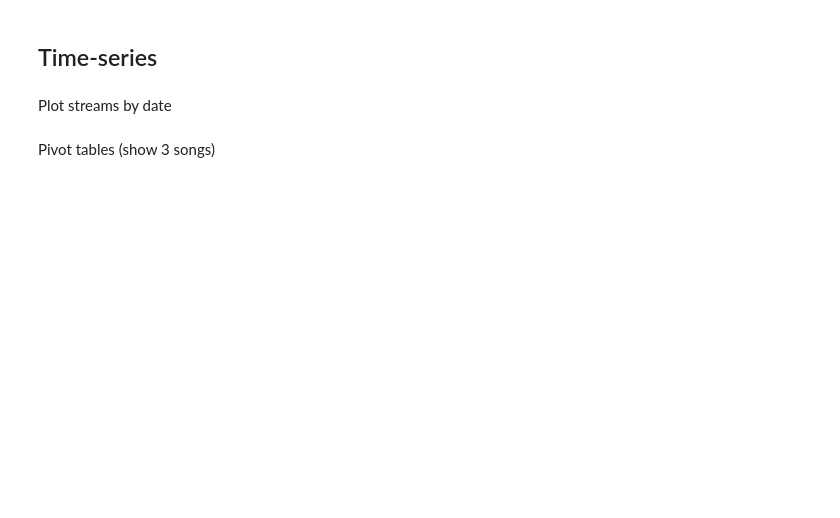
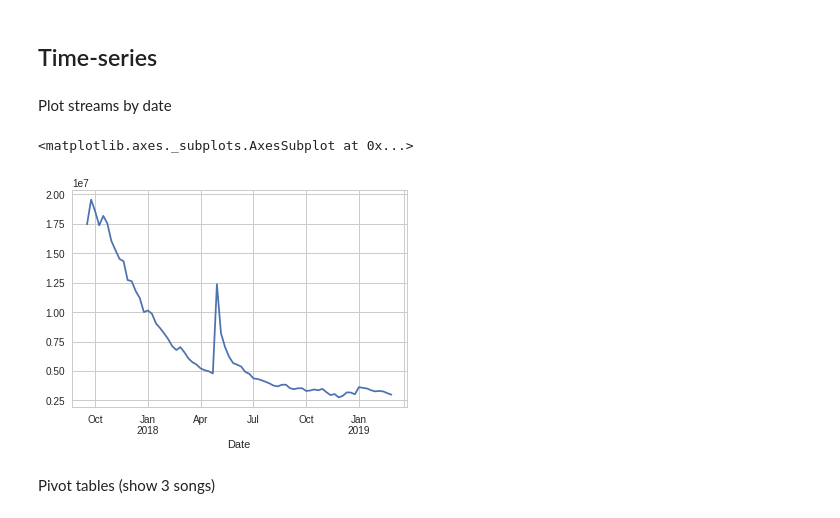
Before and after one commit to haroldfox/ts-stuy-2019, a Jupyter notebook: notebooks/02_simulating_and_visualizing_data.ipynb, the cells around one changed output. Cells and saved outputs as stored; diff of their text form; code cells hidden in the pictures; blank space fills up the shorter version.

```diff
--- a/notebooks/02_simulating_and_visualizing_data.ipynb
+++ b/notebooks/02_simulating_and_visualizing_data.ipynb
@@ -55,4 +119,6 @@ Selecting columns
 # %% [markdown]
 Renaming columns (songs)
+# %%
+songs = songs.rename(columns={'Song': 'Track', 'SongLink': 'TrackUrl'})
 # %% [markdown]
 Sort by column
@@ -72,3 +212,8 @@ Top songs by date
 ## Merging dataframes
 
 Add artist-name to total plays
+# %%
+top_songs = pd.merge(top_songs, songs[['TrackUrl', 'Artist', 'ArtistLink']], on='TrackUrl')
+top_songs.head()
+song_date = pd.merge(song_date, songs[['TrackUrl', 'Artist', 'ArtistLink']], on='TrackUrl')
+song_date.head()
@@ -78,5 +273,10 @@ Top artists
 ## Time-series
 # %% [markdown]
 Plot streams by date
+# %%
+song_date[song_date['Track'] == 'rockstar'].set_index('Date')['Streams'].plot()
+# %% [output]
+<matplotlib.axes._subplots.AxesSubplot at 0x...>
+[figure, added]
 # %% [markdown]
 Pivot tables (show 3 songs)
```
Also changed, not shown: parts of 26 cells of this notebook.
